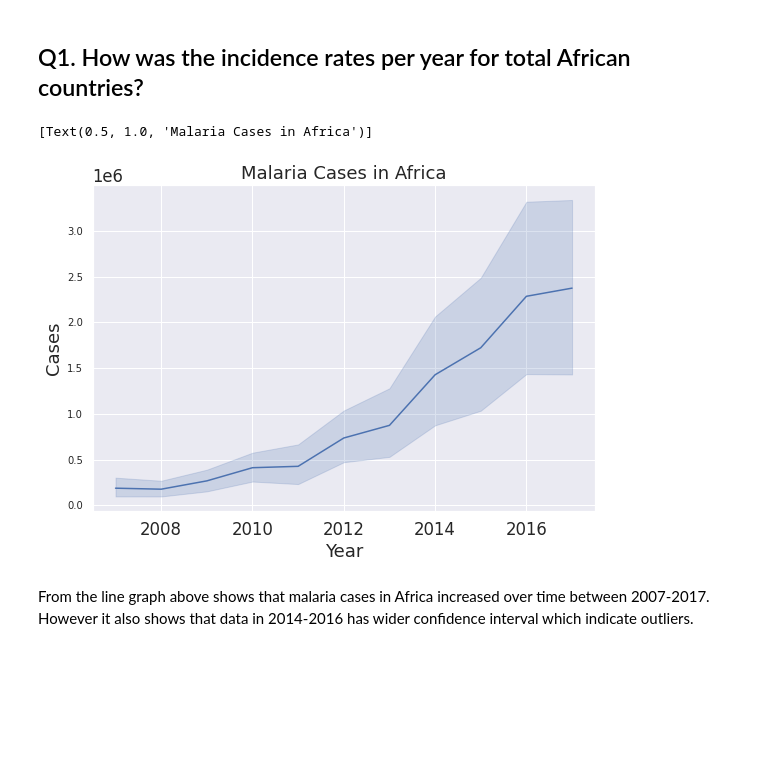
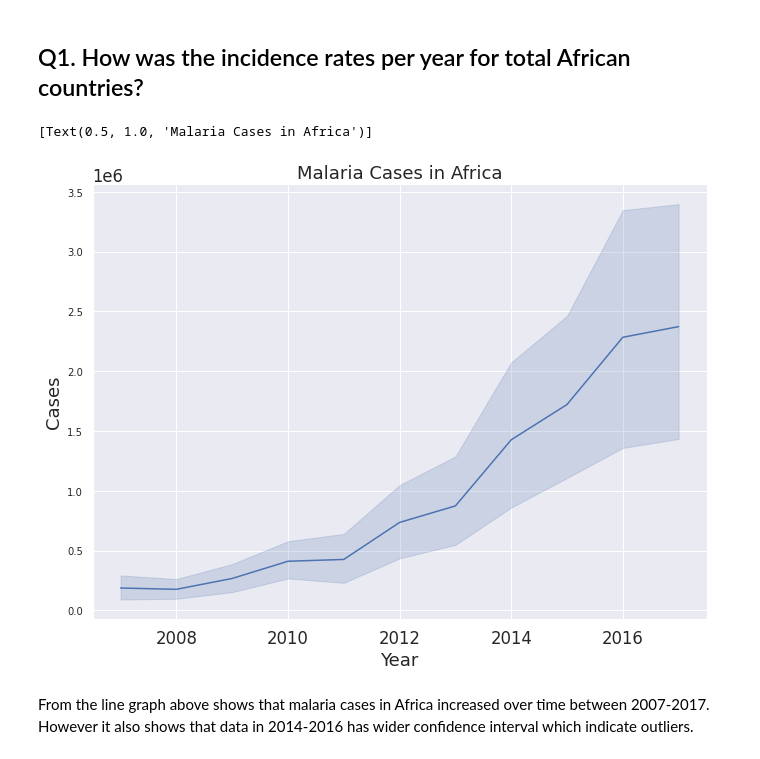
Before and after one commit to ayudewi/kaggle, a Jupyter notebook: malaria-in-africa-2007-2017.ipynb, the cells around one changed output. Saved outputs shown, nothing was run; the diff lists cells and outputs as text; code cells hidden in the pictures; blank space fills up the shorter version.

```diff
--- a/malaria-in-africa-2007-2017.ipynb
+++ b/malaria-in-africa-2007-2017.ipynb
@@ -281,13 +281,13 @@ dtype: object
 ## Q1. How was the incidence rates per year for total African countries?
 # %%
 sns.set(font_scale = 1.5)
-plt.figure(figsize=(9,6))
+plt.figure(figsize=(11,8))
 plt.yticks(fontsize=10)
 
 sns.lineplot(x='Year', y='Cases', data=df).set(title='Malaria Cases in Africa')
 # %% [output]
 [Text(0.5, 1.0, 'Malaria Cases in Africa')]
-[figure, old version]
+[figure, new version]
 # %% [markdown]
 From the line graph above shows that malaria cases in Africa increased over time between 2007-2017. However it also shows that data in 2014-2016 has wider confidence interval which indicate outliers.
 # %% [markdown]
```
Also changed, not shown: parts of 6 cells of this notebook.
